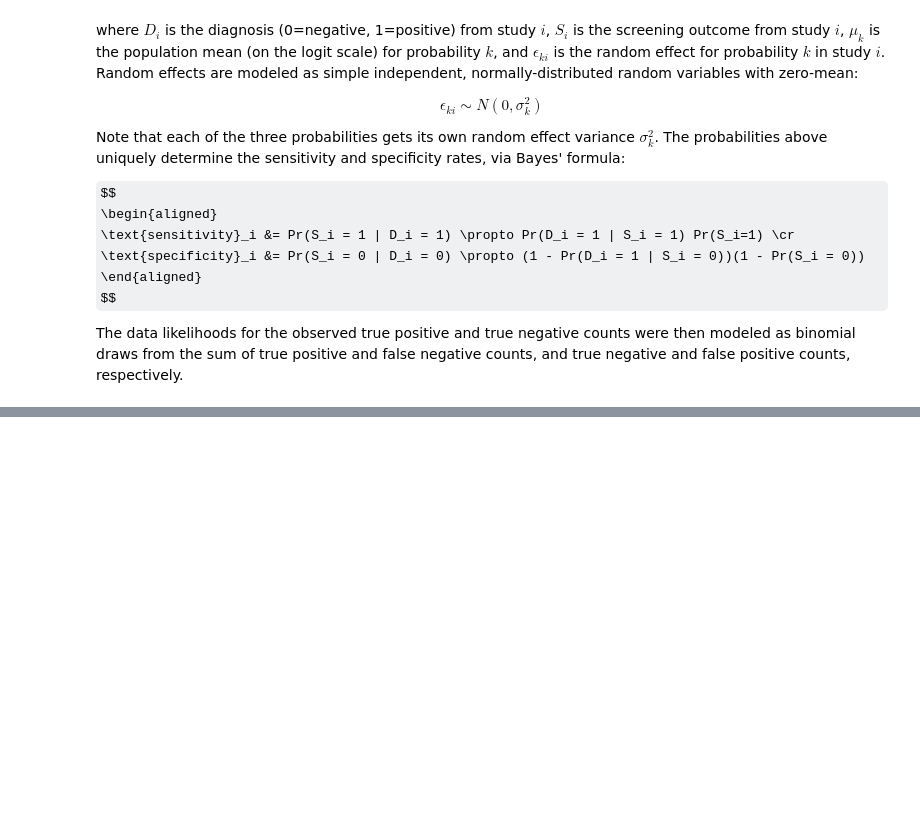
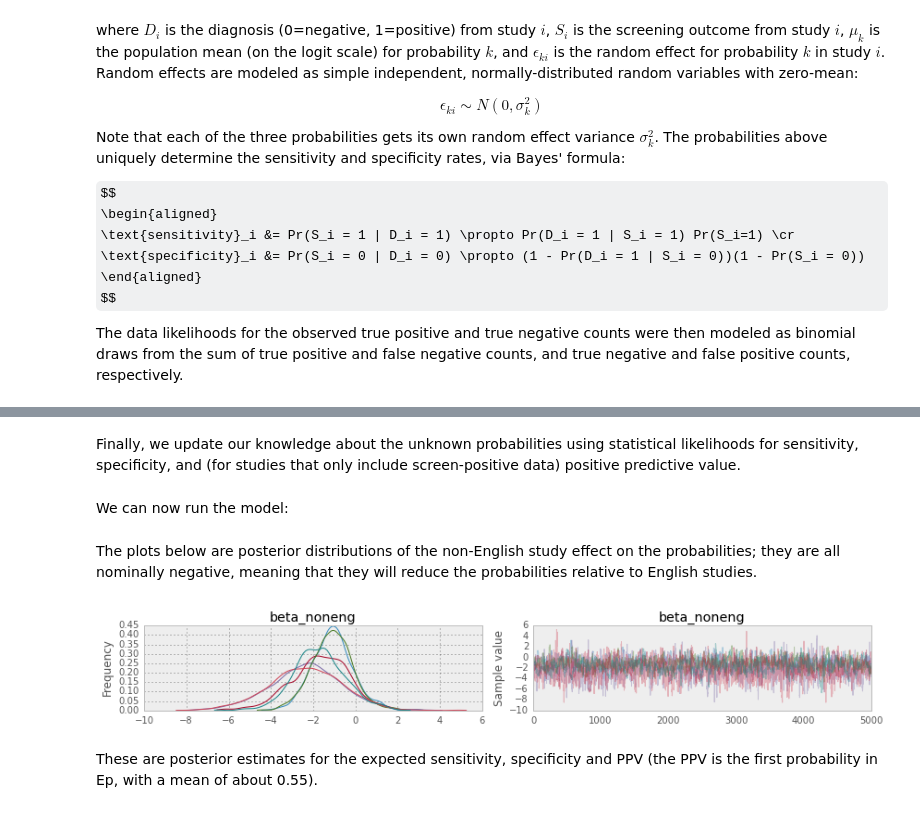
Before and after one commit to fonnesbeck/autism_screening, a Jupyter notebook: Autism Screening Meta-analysis.ipynb, the cells around one changed output, grey strips where cells are left out. Drawn from its saved outputs; the diff is of its cells as text; code cells hidden in the pictures; some formulas as TeX source; blank space fills up the shorter version.

Commit message:
Updated model to include more studies; changed covariate; added t random effect

```diff
--- a/Autism Screening Meta-analysis.ipynb
+++ b/Autism Screening Meta-analysis.ipynb
@@ -761,9 +98,0 @@ with Model() as eng_model:
-# %%
-from pymc import NUTS, Metropolis, sample, Slice, find_MAP, psample
-
-with eng_model:
-
-    start = find_MAP()
-    step = NUTS()
-
-    tr_eng = sample(10000, step, start)
@@ -847,13 +98,0 @@ PPV goodness-of-fit
-# %%
-try:
-    p_ppv = tr_eng.traces[0][-5000:]['p_d1s1']
-except AttributeError:
-    p_ppv = tr_eng[-5000:]['p_d1s1']
-
-x_ppv = np.empty((len(ppv_only), len(p_ppv)))
-for i,d in enumerate(ppv_only):
-
-    x_ppv[i] = rbinom(tp[d]+fp[d], p_ppv)
-    plt.figure()
-    plt.hist(x_ppv[i])
-    axvline(x=tp[d], linewidth=2, color='r', linestyle='dotted')
@@ -879,0 +120,10 @@ Name: study_id, dtype: int64
+# %%
+with Model() as mchat_model:
+
+    # Random effect means (Student's t)
+    nu = len(mchat_studies) - 1
+    tau_0 = Gamma('tau_0', nu/2., nu/2., shape=3)
+    mu_0 = Normal('mu_0', mu=0, tau=0.01, shape=3)
+    Ep = Deterministic('Ep', tinvlogit(mu_0))
+
+    theta = [Normal('theta%i' % i, mu=mu_0[i], tau=tau_0[i], shape=len(mchat_studies)) for i in range(3)]
@@ -879,0 +167,2 @@ Name: study_id, dtype: int64
+# %% [markdown]
+Finally, we update our knowledge about the unknown probabilities using statistical likelihoods for sensitivity, specificity, and (for studies that only include screen-positive data) positive predictive value.
@@ -879,0 +180,21 @@ Name: study_id, dtype: int64
+# %% [markdown]
+We can now run the model:
+# %%
+from pymc import NUTS, Metropolis, sample, Slice, find_MAP, psample
+
+with mchat_model:
+
+    start = find_MAP()
+    step = NUTS(scaling=start)
+
+    trace = psample(5000, step, start)
+# %% [markdown]
+The plots below are posterior distributions of the non-English study effect on the probabilities; they are all nominally negative, meaning that they will reduce the probabilities relative to English studies.
+# %%
+from pymc import summary, traceplot, forestplot
+
+_ = traceplot(trace, vars=['beta_noneng'])
+# %% [output]
+[figure, added]
+# %% [markdown]
+These are posterior estimates for the expected sensitivity, specificity and PPV (the PPV is the first probability in Ep, with a mean of about 0.55).
```
Also changed, not shown: parts of 113 cells of this notebook, 3 other files.
